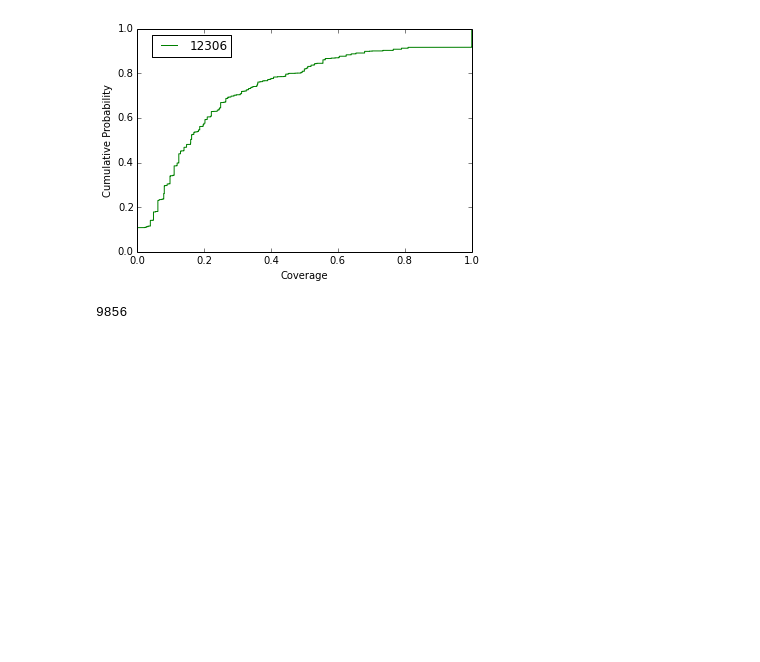
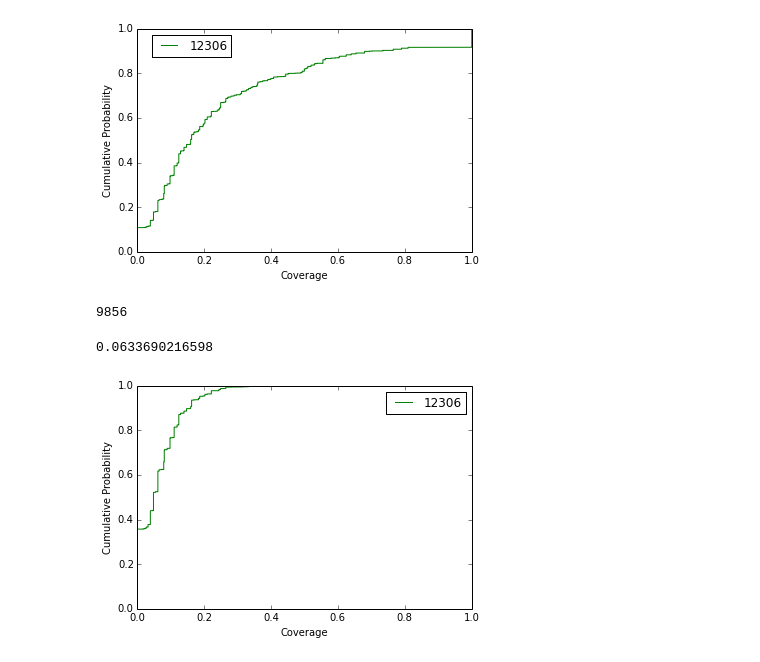
Before and after one commit to qingyuanxingsi/12306_passcracking, a Jupyter notebook: 12306_initial_process.ipynb, the cells around one changed output. Cells and saved outputs as stored; diff of their text form; code cells hidden in the pictures; blank space fills up the shorter version.

Commit message:
distort func

```diff
--- a/12306_initial_process.ipynb
+++ b/12306_initial_process.ipynb
@@ -1033,3 +1033,44 @@ newmalepwd = pickle.load( open( "male.p", "rb" ) )
 print len(newmalepwd)
 # %% [output]
 9856
+# %%
+def distort(st):
+    newst = ""
+    for each in st:
+        od = ord(each)
+        if od >= 48 and od < 57:
+            newst += chr(od+1)
+        elif od == 57:
+            newst += chr(48)
+        elif od >=97 and od < 122:
+            newst += chr(od+1)
+        elif od == 122:
+            newst += chr(97)
+        else:
+            newst+= each
+    return newst
+
+
+for each in mpwd:
+    each[0] = distort(each[0])
+#for target in (mpwd,newmalepwd,femalepwd):
+if True:
+    target =mpwd
+    ttcvg = 0
+    cvglist = []
+    for each in target:
+        mcvg = dynacvg(each)
+        ttcvg += mcvg
+        cvglist.append(mcvg)
+    print ttcvg/len(target)
+    data = cvglist
+    sorted_data = np.sort(data)  # Or data.sort(), if data can be modified
+    # Cumulative distributions:
+    plt.step(sorted_data, np.arange(sorted_data.size)/float(len(cvglist)),label="12306",color="green")  # From 0 to the number of data points-1
+    plt.ylabel('Cumulative Probability')
+    plt.xlabel('Coverage')
+    plt.legend(bbox_to_anchor=(1, 1))
+    plt.show()
+# %% [output]
+0.0633690216598
+[figure, added]
```
Also changed, not shown: parts of 1 cell of this notebook, 8 other files.
